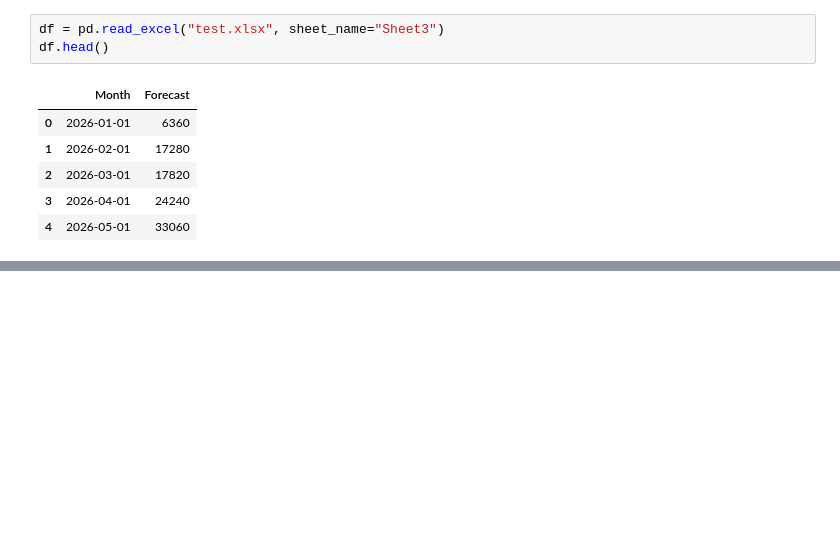
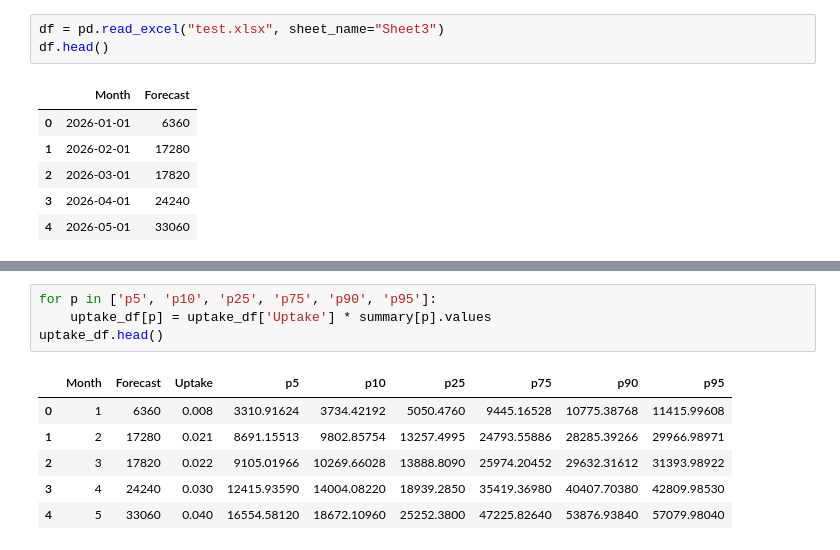
Before and after one commit to Vishesh-Chryselys/simu_expo, a Jupyter notebook: range_forecast.ipynb, the cells around one changed output, grey strips where cells are left out. Cells and saved outputs as stored; diff of their text form; blank space fills up the shorter version.

```diff
--- a/range_forecast.ipynb
+++ b/range_forecast.ipynb
@@ -20,0 +159,11 @@ df[df['Forecast']==df['Forecast'].max()]
+# %%
+for p in ['p5', 'p10', 'p25', 'p75', 'p90', 'p95']:
+    uptake_df[p] = uptake_df['Uptake'] * summary[p].values
+uptake_df.head()
+# %% [output]
+|  | Month | Forecast | Uptake | p5 | p10 | p25 | p75 | p90 | p95 |
+| 0 | 1 | 6360 | 0.008 | 3310.91624 | 3734.42192 | 5050.4760 | 9445.16528 | 10775.38768 | 11415.99608 |
+| 1 | 2 | 17280 | 0.021 | 8691.15513 | 9802.85754 | 13257.4995 | 24793.55886 | 28285.39266 | 29966.98971 |
+| 2 | 3 | 17820 | 0.022 | 9105.01966 | 10269.66028 | 13888.8090 | 25974.20452 | 29632.31612 | 31393.98922 |
+| 3 | 4 | 24240 | 0.030 | 12415.93590 | 14004.08220 | 18939.2850 | 35419.36980 | 40407.70380 | 42809.98530 |
+| 4 | 5 | 33060 | 0.040 | 16554.58120 | 18672.10960 | 25252.3800 | 47225.82640 | 53876.93840 | 57079.98040 |
```
Also changed, not shown: parts of 18 cells of this notebook, 3 other files.
